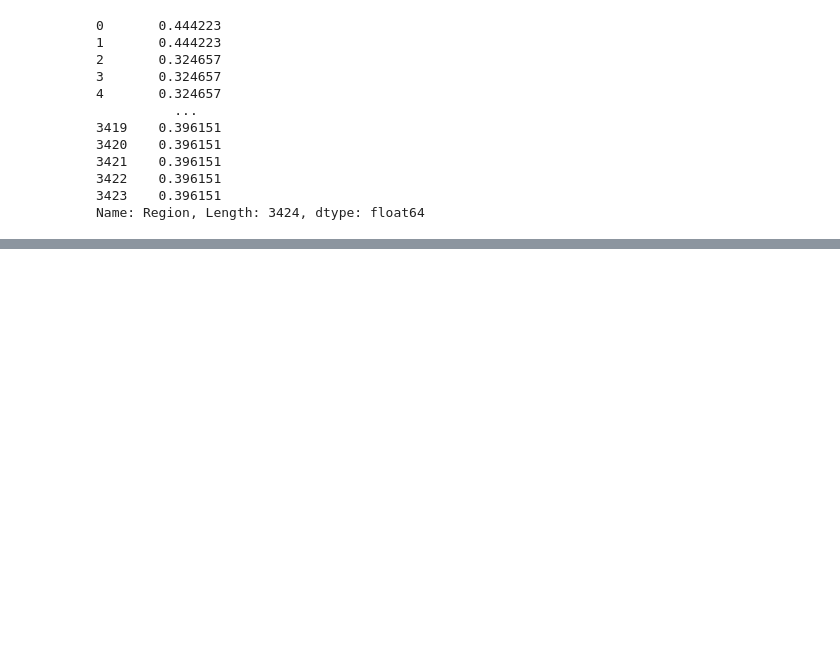
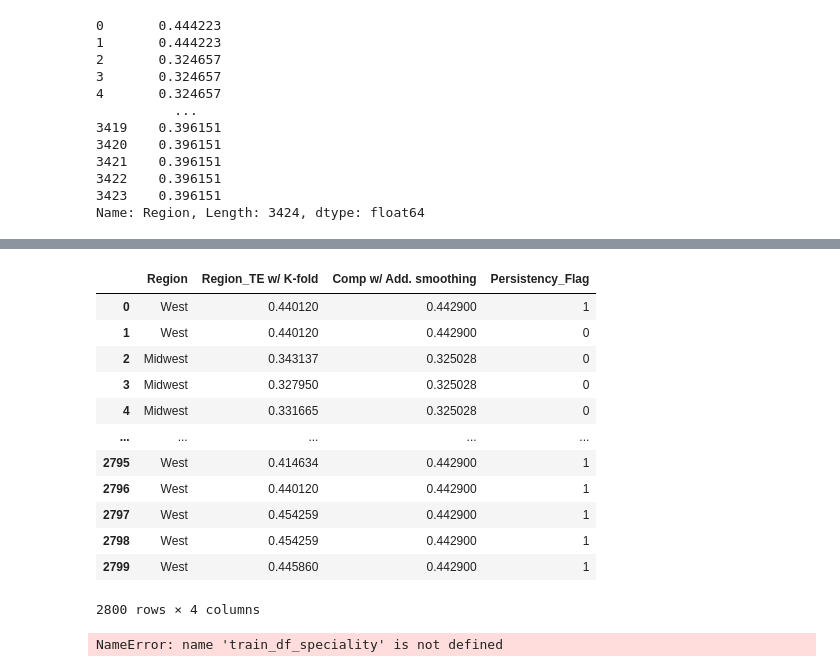
Before and after one commit to LiviaNFoster/DataGlacierFinalProject, a Jupyter notebook: FinalProject.ipynb, the cells around one changed output, grey strips where cells are left out. Drawn from its saved outputs; the diff is of its cells as text; code cells hidden in the pictures; blank space fills up the shorter version.

```diff
--- a/FinalProject.ipynb
+++ b/FinalProject.ipynb
@@ -772,0 +779,30 @@ Name: Region, Length: 3424, dtype: float64
+# %%
+from category_encoders import target_encoder
+from sklearn.model_selection import KFold
+
+df_xtrain = pd.DataFrame({'Region':list(regions[0:2800])})
+df_ytrain = pd.DataFrame({'Persistency_Flag':list(persistence[0:2800])})
+df_xtest  = pd.DataFrame({'Region':list(regions[2800:])})
+add_smoothing_comparison = pd.DataFrame(df['Region'][0:2800])
+add_smoothing_comparison.columns = ['Comp w/ Add. smoothing']
+
+kf = KFold(n_splits=4, shuffle=True, random_state=1111)
+
+# Target encoding for training set using K-folding.
+train_te = pd.DataFrame()
+for tra_idx, val_idx in kf.split(df_xtrain):
+    te = target_encoder.TargetEncoder(handle_missing='return_nan',handle_unknown='return_nan')
+    te.fit(df_xtrain.iloc[tra_idx],df_ytrain.iloc[tra_idx])
+    temp = te.transform(df_xtrain.iloc[val_idx])
+    train_te = pd.concat([train_te,temp],axis=0)
+
+train_te.sort_index(inplace=True)
+train_te.columns = ['Region_TE w/ K-fold']
+train_df_region = pd.concat([df_xtrain,train_te,add_smoothing_comparison,df_ytrain],axis=1)
+
+# Target encoding for test set.
+te = target_encoder.TargetEncoder(handle_missing='return_nan',handle_unknown='return_nan') #if level is unknown from input data, return nan.
+te.fit(df_xtrain,df_ytrain)
+test_te = te.transform(df_xtest)
+test_te.columns = ['Region_TE w/ K-fold']
+test_df_region = pd.concat([df_xtest,test_te],axis=1)
@@ -772,0 +857,20 @@ Name: Region, Length: 3424, dtype: float64
+# %%
+train_df_region
+# %% [output]
+|  | Region | Region_TE w/ K-fold | Comp w/ Add. smoothing | Persistency_Flag |
+| 0 | West | 0.440120 | 0.442900 | 1 |
+| 1 | West | 0.440120 | 0.442900 | 0 |
+| 2 | Midwest | 0.343137 | 0.325028 | 0 |
+| 3 | Midwest | 0.327950 | 0.325028 | 0 |
+| 4 | Midwest | 0.331665 | 0.325028 | 0 |
+| ... | ... | ... | ... | ... |
+| 2795 | West | 0.414634 | 0.442900 | 1 |
+| 2796 | West | 0.440120 | 0.442900 | 1 |
+| 2797 | West | 0.454259 | 0.442900 | 1 |
+| 2798 | West | 0.454259 | 0.442900 | 1 |
+| 2799 | West | 0.445860 | 0.442900 | 1 |
+2800 rows × 4 columns
+# %%
+train_df_speciality
+# %% [output]
+NameError: name 'train_df_speciality' is not defined
```
Also changed, not shown: parts of 18 cells of this notebook.
